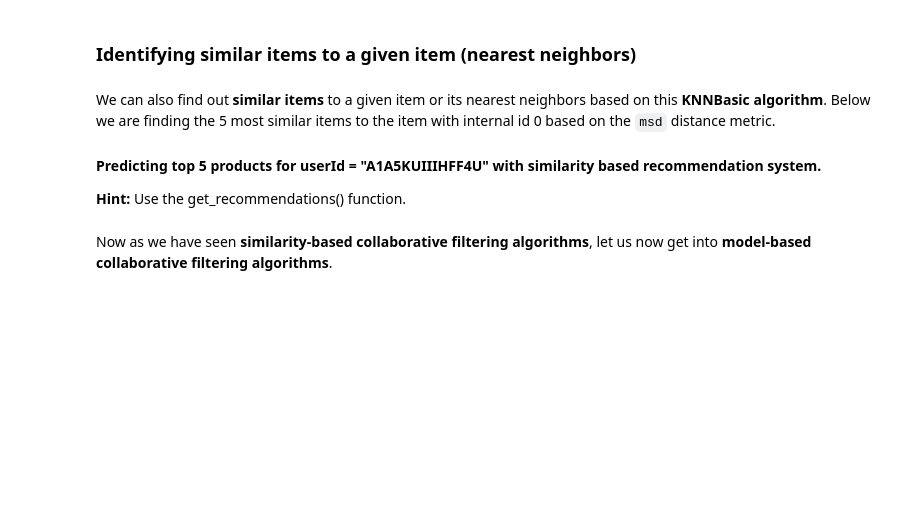
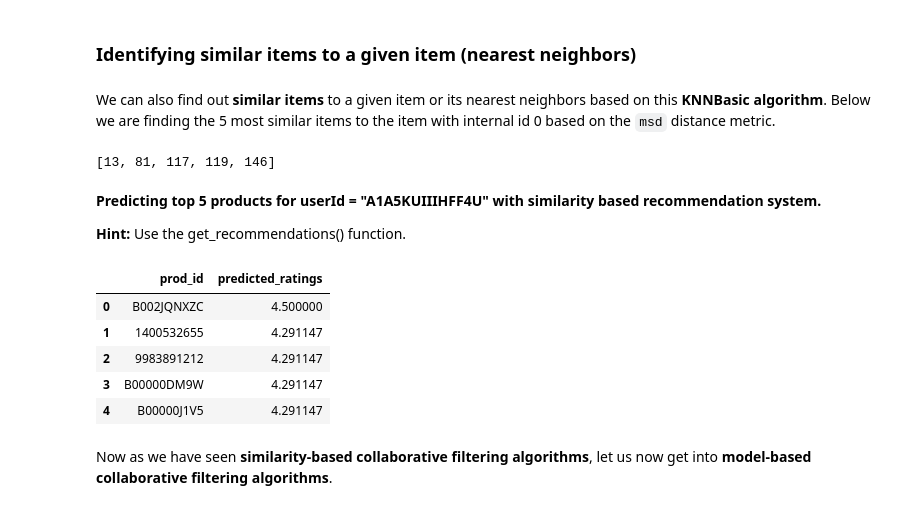
Before and after one commit to Ivanaonana/Data-Science-Machine-Learning, a Jupyter notebook: 7_1Recommendation_Systems_Project_Notebook_.ipynb, the cells around one changed output. Drawn from its saved outputs; the diff is of its cells as text; code cells hidden in the pictures; blank space fills up the shorter version.

```diff
--- a/7_1Recommendation_Systems_Project_Notebook_.ipynb
+++ b/7_1Recommendation_Systems_Project_Notebook_.ipynb
@@ -684,11 +684,14 @@ pd.DataFrame(recommendations, columns = ['prod_id', 'predicted_ratings'])
 * Above we have seen **similarity-based collaborative filtering** where similarity is calculated **between users**. Now let us look into similarity-based collaborative filtering where similarity is seen **between items**.
 # %%
 # Declaring the similarity options
-sim_options = {'name'; 'cosine',
+sim_options = {'name': 'cosine',
                'user_based': False}
 
 # KNN algorithm is used to find desired similar items. Use random_state=1
+sim_item_item = KNNBasic(sim_options = sim_options, random_state = 1, verbose = False)
 
 # Train the algorithm on the trainset, and predict ratings for the test set
+sim_item_item.fit(trainset)
 
 # Let us compute precision@k, recall@k, and f_1 score with k = 10
+precision_recall_at_k(sim_item_item)
@@ -733,9 +760,14 @@ Now let's build the **final model** by using **tuned values of the hyperparamete
 ### **Use the best parameters from GridSearchCV to build the optimized item-item similarity-based model. Compare the performance of the optimized model with the baseline model.**
 # %%
 # Using the optimal similarity measure for item-item based collaborative filtering
+sim_options = {'name': 'msd',
+               'user_based': False}
 
 # Creating an instance of KNNBasic with optimal hyperparameter values
+sim_item_item_optimized = KNNBasic(sim_options = sim_options, k = 20, min_k = 6, random_state = 1, verbose = False)
 
 # Training the algorithm on the trainset
+sim_item_item_optimized.fit(trainset)
 
 # Let us compute precision@k and recall@k, f1_score and RMSE
+precision_recall_at_k(sim_item_item_optimized)
@@ -756,14 +801,27 @@ Now let's build the **final model** by using **tuned values of the hyperparamete
 ### **Identifying similar items to a given item (nearest neighbors)**
 # %% [markdown]
 We can also find out **similar items** to a given item or its nearest neighbors based on this **KNNBasic algorithm**. Below we are finding the 5 most similar items to the item with internal id 0 based on the `msd` distance metric.
+# %%
+sim_item_item_optimized.get_neighbors(0, k = 5)
+# %% [output]
+[13, 81, 117, 119, 146]
 # %% [markdown]
 **Predicting top 5 products for userId = "A1A5KUIIIHFF4U" with similarity based recommendation system.**
 
 **Hint:** Use the get_recommendations() function.
 # %%
 # Making top 5 recommendations for user_id A1A5KUIIIHFF4U with similarity-based recommendation engine.
+recommendations = get_recommendations(df_final, 'A1A5KUIIIHFF4U', 5, sim_item_item_optimized)
 # %%
 # Building the dataframe for above recommendations with columns "prod_id" and "predicted_ratings"
+pd.DataFrame(recommendations, columns = ['prod_id', 'predicted_ratings'])
+# %% [output]
+|  | prod_id | predicted_ratings |
+| 0 | B002JQNXZC | 4.500000 |
+| 1 | 1400532655 | 4.291147 |
+| 2 | 9983891212 | 4.291147 |
+| 3 | B00000DM9W | 4.291147 |
+| 4 | B00000J1V5 | 4.291147 |
 # %% [markdown]
 Now as we have seen **similarity-based collaborative filtering algorithms**, let us now get into **model-based collaborative filtering algorithms**.
 # %% [markdown]
```
Also changed, not shown: parts of 55 cells of this notebook.
